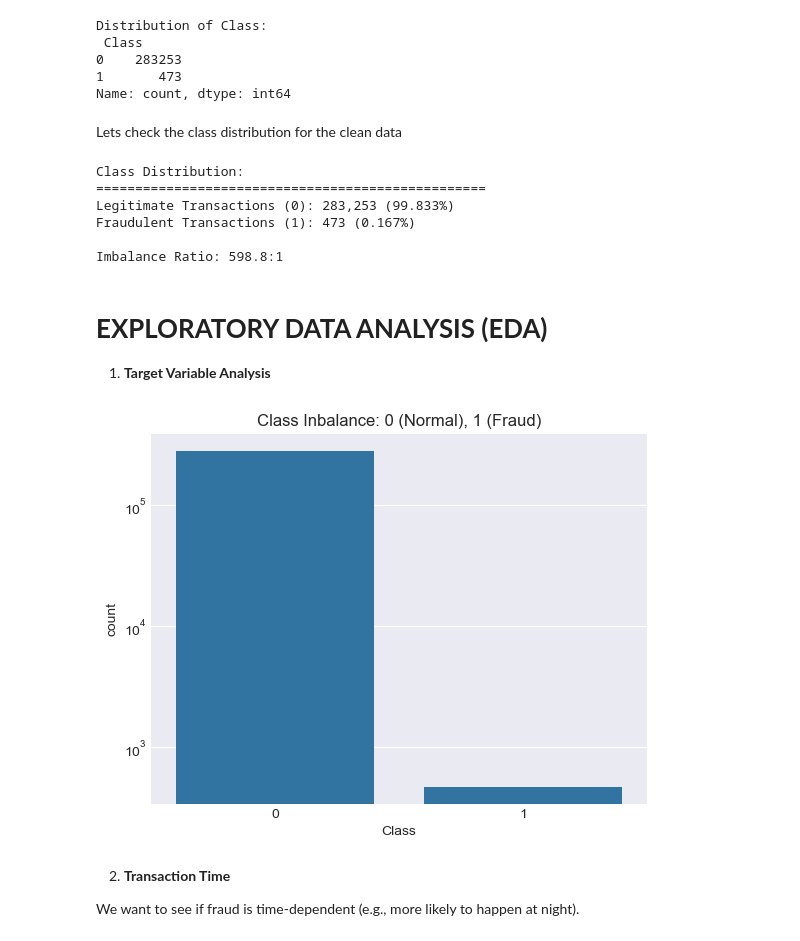
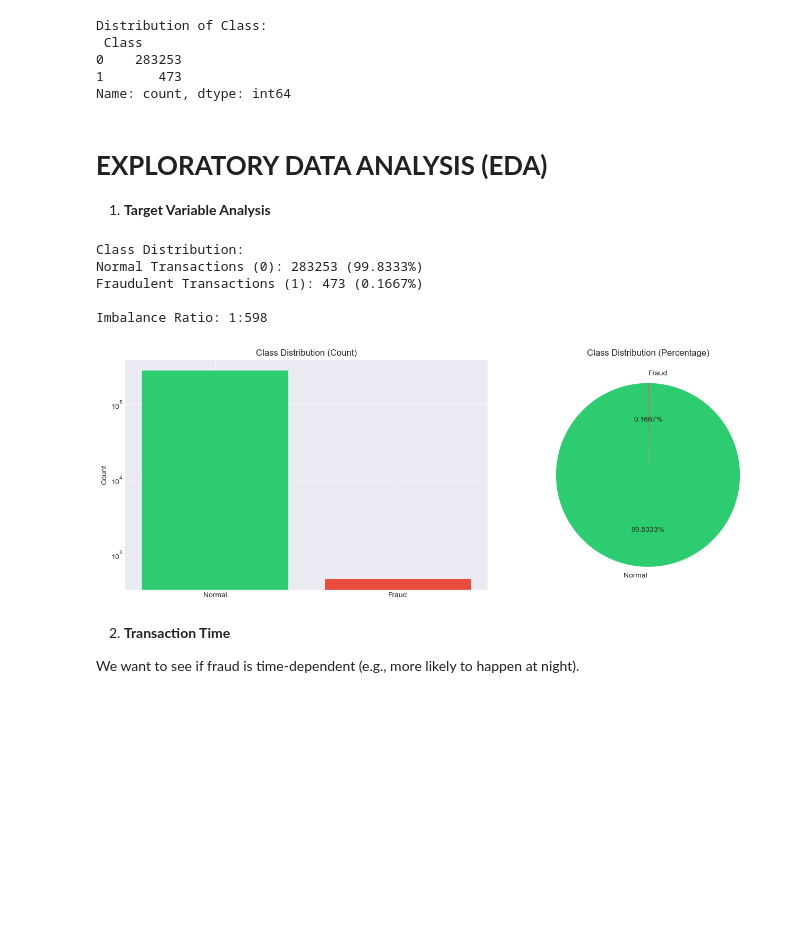
Before and after one commit to mwendemichelle4-dev/Credit-Card-Fraud-Detection-Analysis, a Jupyter notebook: Notebook.ipynb, the cells around one changed output. Drawn from its saved outputs; the diff is of its cells as text; code cells hidden in the pictures; blank space fills up the shorter version.

```diff
--- a/Notebook.ipynb
+++ b/Notebook.ipynb
@@ -291,36 +291,43 @@ Distribution of Class:
 0    283253
 1       473
 Name: count, dtype: int64
-# %% [markdown]
-Lets check the class distribution for the clean data
-# %%
-# Class distribution
-fraud_count = data_clean['Class'].value_counts()
-fraud_percentage = data_clean['Class'].value_counts(normalize=True) * 100
-
-print("Class Distribution:")
-print("="*50)
-print(f"Legitimate Transactions (0): {fraud_count[0]:,} ({fraud_percentage[0]:.3f}%)")
-print(f"Fraudulent Transactions (1): {fraud_count[1]:,} ({fraud_percentage[1]:.3f}%)")
-print(f"\nImbalance Ratio: {fraud_count[0]/fraud_count[1]:.1f}:1")
-# %% [output]
-Class Distribution:
-==================================================
-Legitimate Transactions (0): 283,253 (99.833%)
-Fraudulent Transactions (1): 473 (0.167%)
-
-Imbalance Ratio: 598.8:1
 # %% [markdown]
 # **EXPLORATORY DATA ANALYSIS (EDA)**
 
 1. **Target Variable Analysis**
-# %%
-sns.countplot(x='Class', data=data_clean)
-plt.title('Class Inbalance: 0 (Normal), 1 (Fraud)')
-plt.yscale('log')
-plt.show()
-# %% [output]
-[figure, removed]
+# %%
+# Class distribution
+fraud_counts = data_clean['Class'].value_counts()
+fraud_percentages = data_clean['Class'].value_counts(normalize=True) * 100
+
+print(f"\nClass Distribution:")
+print(f"Normal Transactions (0): {fraud_counts[0]} ({fraud_percentages[0]:.4f}%)")
+print(f"Fraudulent Transactions (1): {fraud_counts[1]} ({fraud_percentages[1]:.4f}%)")
+print(f"\nImbalance Ratio: 1:{int(fraud_counts[0]/fraud_counts[1])}")
+
+# Visualize class distribution
+fig, axes = plt.subplots(1, 2, figsize=(14, 5))
+
+# Count plot
+axes[0].bar(['Normal', 'Fraud'], fraud_counts.values, color=['#2ecc71', '#e74c3c'])
+axes[0].set_ylabel('Count')
+axes[0].set_title('Class Distribution (Count)')
+axes[0].set_yscale('log')  # Log scale to see both classes clearly
+
+# Percentage plot
+axes[1].pie(fraud_counts.values, labels=['Normal', 'Fraud'],
+            autopct='%1.4f%%', colors=['#2ecc71', '#e74c3c'], startangle=90)
+axes[1].set_title('Class Distribution (Percentage)')
+
+plt.tight_layout()
+plt.show()
+# %% [output]
+Class Distribution:
+Normal Transactions (0): 283253 (99.8333%)
+Fraudulent Transactions (1): 473 (0.1667%)
+
+Imbalance Ratio: 1:598
+[figure, added]
 # %% [markdown]
 2. **Transaction Time**
 
```
Also changed, not shown: parts of 21 cells of this notebook.
